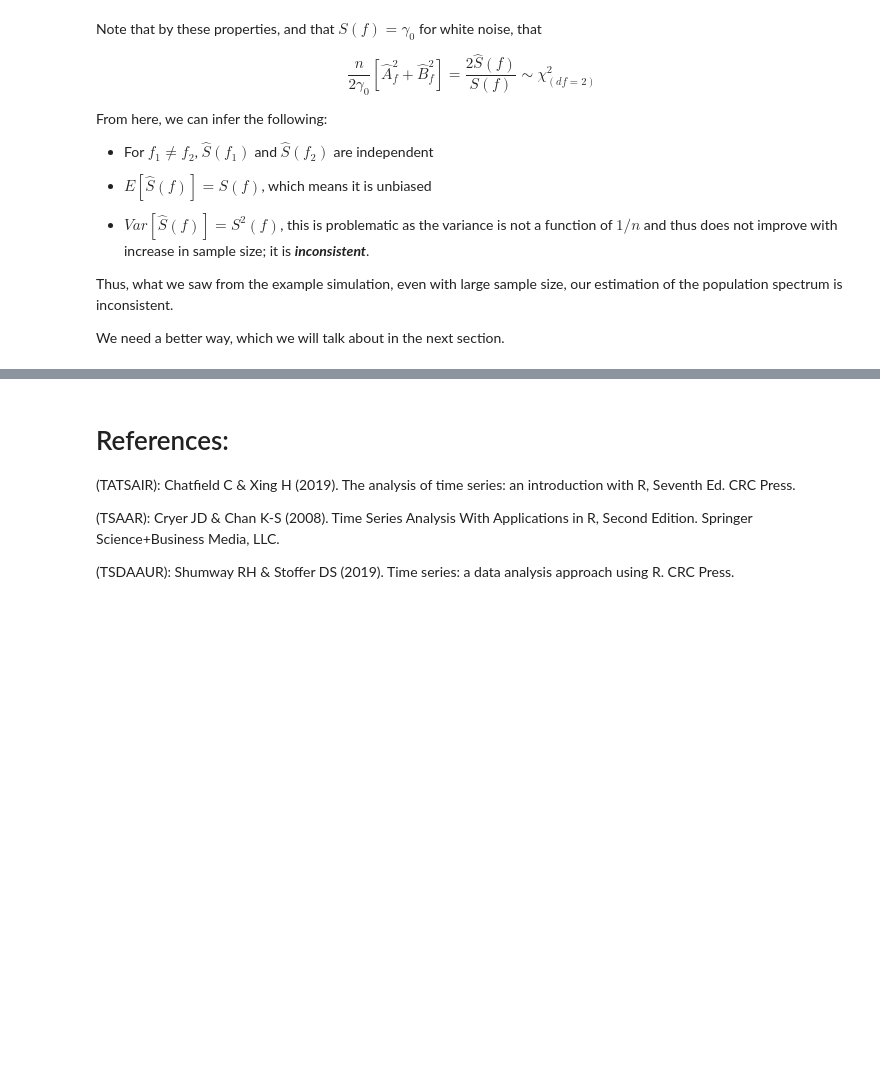
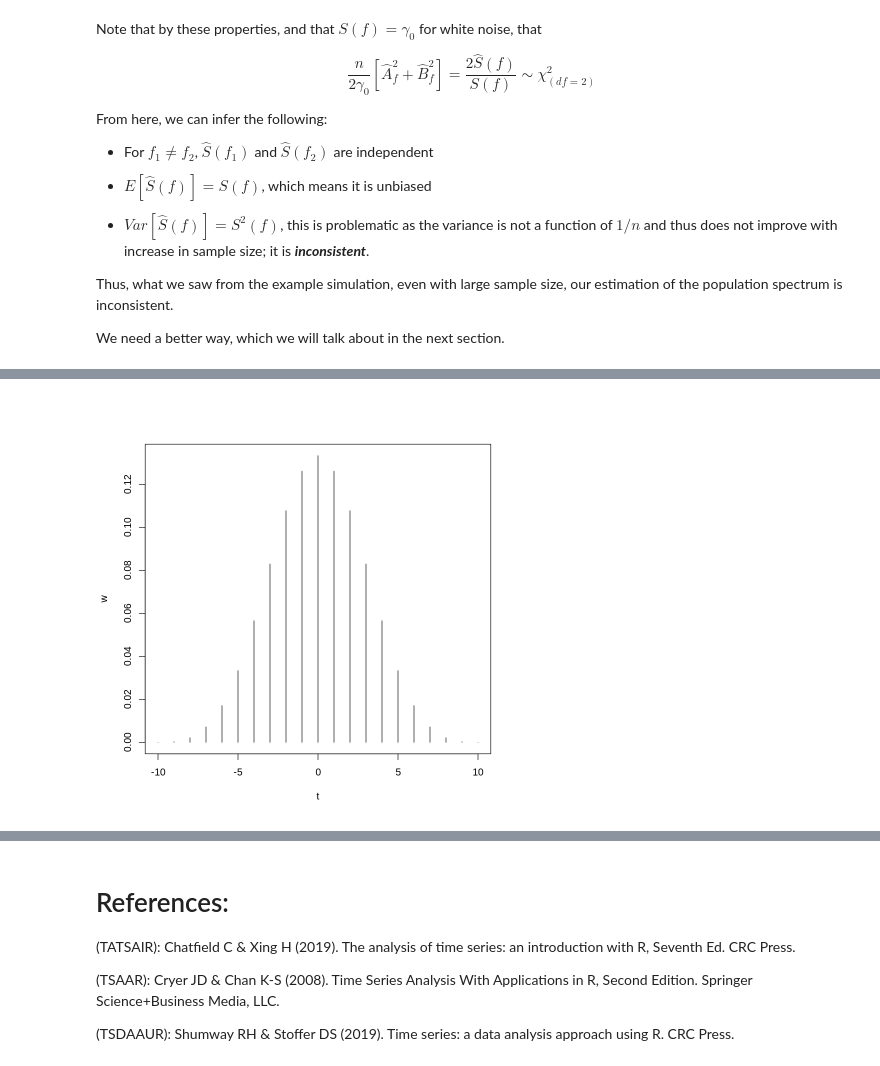
Before and after one commit to pacayton/Stat_268_Advanced_Time_Series_Analysis, a Jupyter notebook: Stat_268_Week_3_4_Freq_Domain_Spectral_Analysis.ipynb, the cells around one changed output, grey strips where cells are left out. Saved outputs shown, nothing was run; the diff lists cells and outputs as text; code cells hidden in the pictures; blank space fills up the shorter version.

```diff
--- a/Stat_268_Week_3_4_Freq_Domain_Spectral_Analysis.ipynb
+++ b/Stat_268_Week_3_4_Freq_Domain_Spectral_Analysis.ipynb
@@ -888,0 +1010,12 @@ We need a better way, which we will talk about in the next section.
+# %%
+## Example Parzen Window
+
+M <- 10
+t <- seq(-M, M, by = 1)
+
+w_unscaled <- ifelse(abs(t) <= M/2, 1 - 6* (abs(t)/M)^2 + 6* (abs(t)/M)^3, 2*(1-abs(t)/M)^3  )
+w <- w_unscaled/sum(w_unscaled)
+
+plot(t,w, type = "h")
+# %% [output]
+[figure, added]
```
Also changed, not shown: parts of 10 cells of this notebook.
